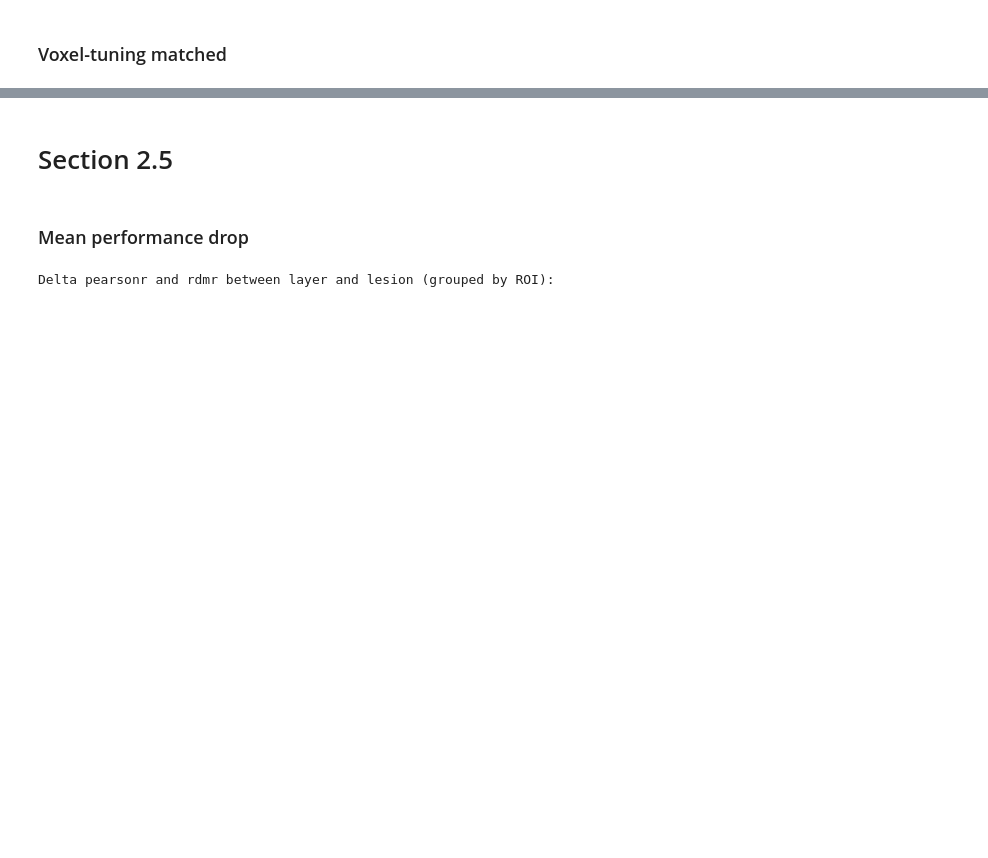
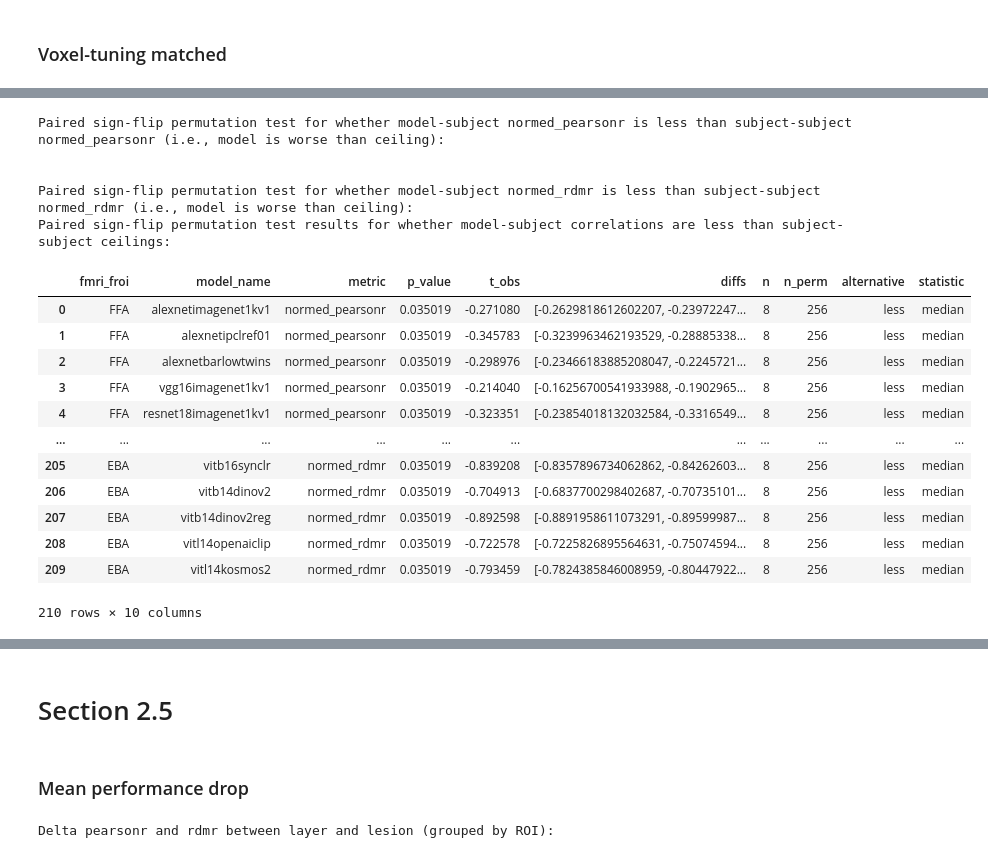
Before and after one commit to murtylab/comparing-category-selectivity, a Jupyter notebook: preprint/preprint_stats_recheck.ipynb, the cells around one changed output, grey strips where cells are left out. Saved outputs shown, nothing was run; the diff lists cells and outputs as text; code cells hidden in the pictures; blank space fills up the shorter version.

```diff
--- a/preprint/preprint_stats_recheck.ipynb
+++ b/preprint/preprint_stats_recheck.ipynb
@@ -917,0 +1080,9 @@ Delta Rs between model-subject and subject-subject medians:
+# %%
+tthreshold = 7
+model_localizer = 'nsd'
+
+SUBJECTSUBJECT_CORRELATIONS_CSV_PATH = f'{RESULTS_DIR}/subjectsubject_correlations_nsd515.csv'
+MODELSUBJECT_CORRELATIONS_CSV_PATH = f'{RESULTS_DIR}/modelsubject_correlations_nsd515.csv'
+
+metrics = ['normed_pearsonr', 'normed_rdmr']
+subjects = list(range(1, 9))
@@ -917,0 +1141,70 @@ Delta Rs between model-subject and subject-subject medians:
+# %%
+mh_csv = pd.read_csv(MODELSUBJECT_CORRELATIONS_CSV_PATH)
+mh_csv = mh_csv[
+    (mh_csv['fmri_froi'].isin(core_frois)) &
+    (mh_csv['fmri_tthreshold'] == tthreshold) &
+    (mh_csv['model_name'].isin(to_model_names)) &
+    (mh_csv['model_localizer'] == model_localizer) &
+    (mh_csv['model_froi'].isin(core_frois)) &
+    (mh_csv['model_tthreshold'] == tthreshold)
+]
+# %%
+hh_lt_mh_stats_records = []
+for metric in metrics:
+    print(f'\n\nPaired sign-flip permutation test for whether model-subject {metric} is less than subject-subject {metric} (i.e., model is worse than ceiling):')
+    for froi in core_frois:
+        # print(f'\nFROI: {froi}')
+        for model_name in to_model_names:
+            hh_ceilings = []
+            mh_corrs = []
+            record = {'fmri_froi': froi, 'model_name': model_name, 'metric': metric}
+            for subject in subjects:
+                hh_ceiling = hh_corrs_csv[
+                    (hh_corrs_csv['fmri_froi'] == froi) &
+                    (hh_corrs_csv['subject'] == subject)
+                ][metric].values[0]
+                hh_ceilings.append(hh_ceiling)
+                mh_corr = mh_csv[
+                    (mh_csv['model_name'] == model_name) &
+                    (mh_csv['fmri_froi'] == froi) &
+                    (mh_csv['model_froi'] == froi) &
+                    (mh_csv['subject'] == subject)
+                ][metric].values[0]
+                mh_corrs.append(mh_corr)
+            test_result = signflip_perm_test_against_ceiling(
+                ceiling=hh_ceilings,
+                model=mh_corrs,
+                alternative='less',  # test model < ceiling
+                statistic='median',
+                exact=True, # N=8 -> exact 256 perms
+                n_permutations=100_000,
+                seed=0,
+                add_one_correction=True,
+            )
+            record.update(test_result)
+            # print(f'FROI: {froi}, model: {model_name}, metric: {metric}, p-value: {test_result["p_value"]}, median difference: {test_result["t_obs"]}, median subject-subject: {np.median(hh_ceilings)}, median model-subject: {np.median(mh_corrs)}')
+            hh_lt_mh_stats_records.append(record)
+hh_lt_mh_stats_df = pd.DataFrame(hh_lt_mh_stats_records)
+print('Paired sign-flip permutation test results for whether model-subject correlations are less than subject-subject ceilings:')
+display(hh_lt_mh_stats_df)
+print('Number of models that are significantly worse than ceiling (p<0.05):')
+print(f"{hh_lt_mh_stats_df[hh_lt_mh_stats_df['p_value'] < 0.05].shape[0]} out of {hh_lt_mh_stats_df.shape[0]} tests")
+# %% [output]
+Paired sign-flip permutation test for whether model-subject normed_pearsonr is less than subject-subject normed_pearsonr (i.e., model is worse than ceiling):
+
+
+Paired sign-flip permutation test for whether model-subject normed_rdmr is less than subject-subject normed_rdmr (i.e., model is worse than ceiling):
+Paired sign-flip permutation test results for whether model-subject correlations are less than subject-subject ceilings:
+|  | fmri_froi | model_name | metric | p_value | t_obs | diffs | n | n_perm | alternative | statistic |
+| 0 | FFA | alexnetimagenet1kv1 | normed_pearsonr | 0.035019 | -0.271080 | [-0.2629818612602207, -0.23972247... | 8 | 256 | less | median |
+| 1 | FFA | alexnetipclref01 | normed_pearsonr | 0.035019 | -0.345783 | [-0.3239963462193529, -0.28885338... | 8 | 256 | less | median |
+| 2 | FFA | alexnetbarlowtwins | normed_pearsonr | 0.035019 | -0.298976 | [-0.23466183885208047, -0.2245721... | 8 | 256 | less | median |
+| 3 | FFA | vgg16imagenet1kv1 | normed_pearsonr | 0.035019 | -0.214040 | [-0.16256700541933988, -0.1902965... | 8 | 256 | less | median |
+| 4 | FFA | resnet18imagenet1kv1 | normed_pearsonr | 0.035019 | -0.323351 | [-0.23854018132032584, -0.3316549... | 8 | 256 | less | median |
+| ... | ... | ... | ... | ... | ... | ... | ... | ... | ... | ... |
+| 205 | EBA | vitb16synclr | normed_rdmr | 0.035019 | -0.839208 | [-0.8357896734062862, -0.84262603... | 8 | 256 | less | median |
+| 206 | EBA | vitb14dinov2 | normed_rdmr | 0.035019 | -0.704913 | [-0.6837700298402687, -0.70735101... | 8 | 256 | less | median |
+| 207 | EBA | vitb14dinov2reg | normed_rdmr | 0.035019 | -0.892598 | [-0.8891958611073291, -0.89599987... | 8 | 256 | less | median |
+| 208 | EBA | vitl14openaiclip | normed_rdmr | 0.035019 | -0.722578 | [-0.7225826895564631, -0.75074594... | 8 | 256 | less | median |
+| 209 | EBA | vitl14kosmos2 | normed_rdmr | 0.035019 | -0.793459 | [-0.7824385846008959, -0.80447922... | 8 | 256 | less | median |
+210 rows × 10 columns
```
Also changed, not shown: parts of 31 cells of this notebook.
